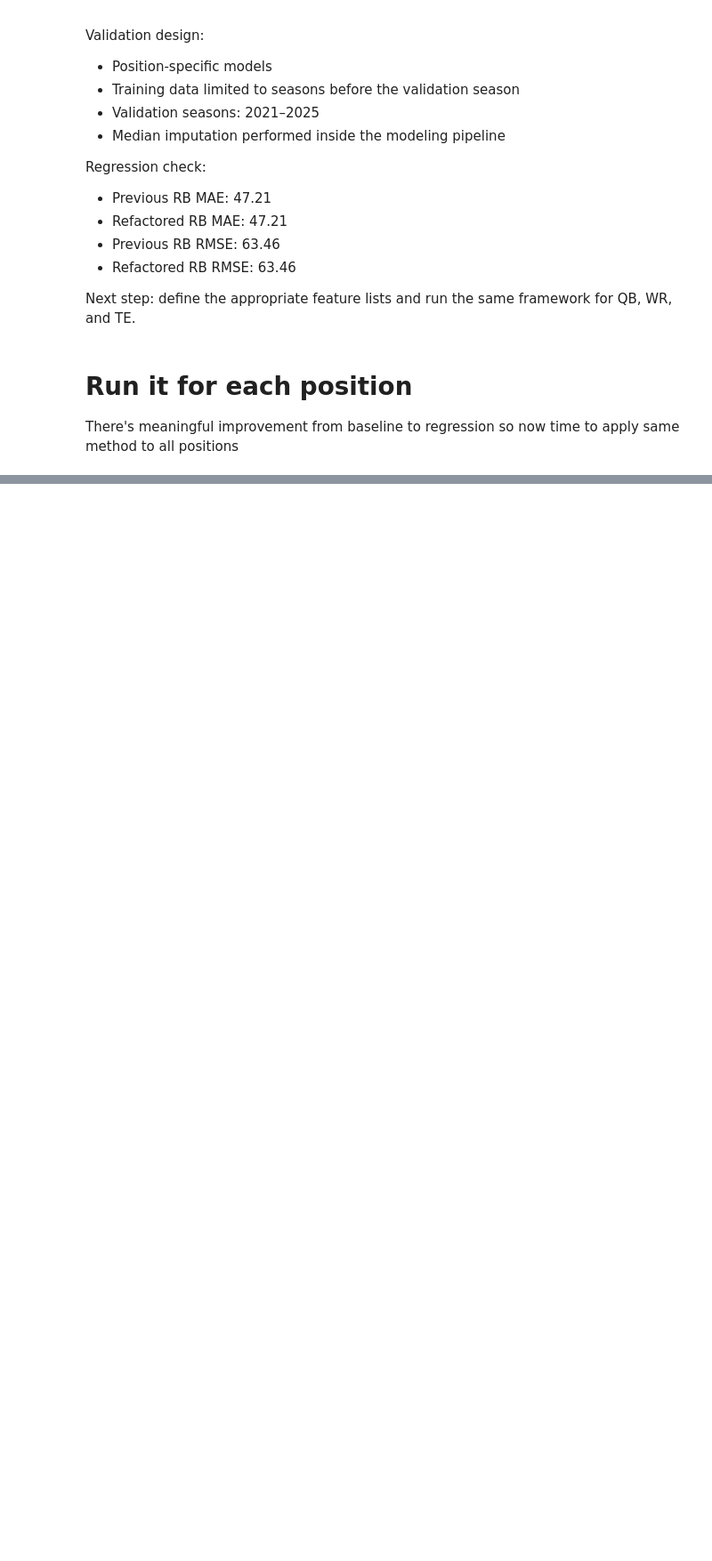
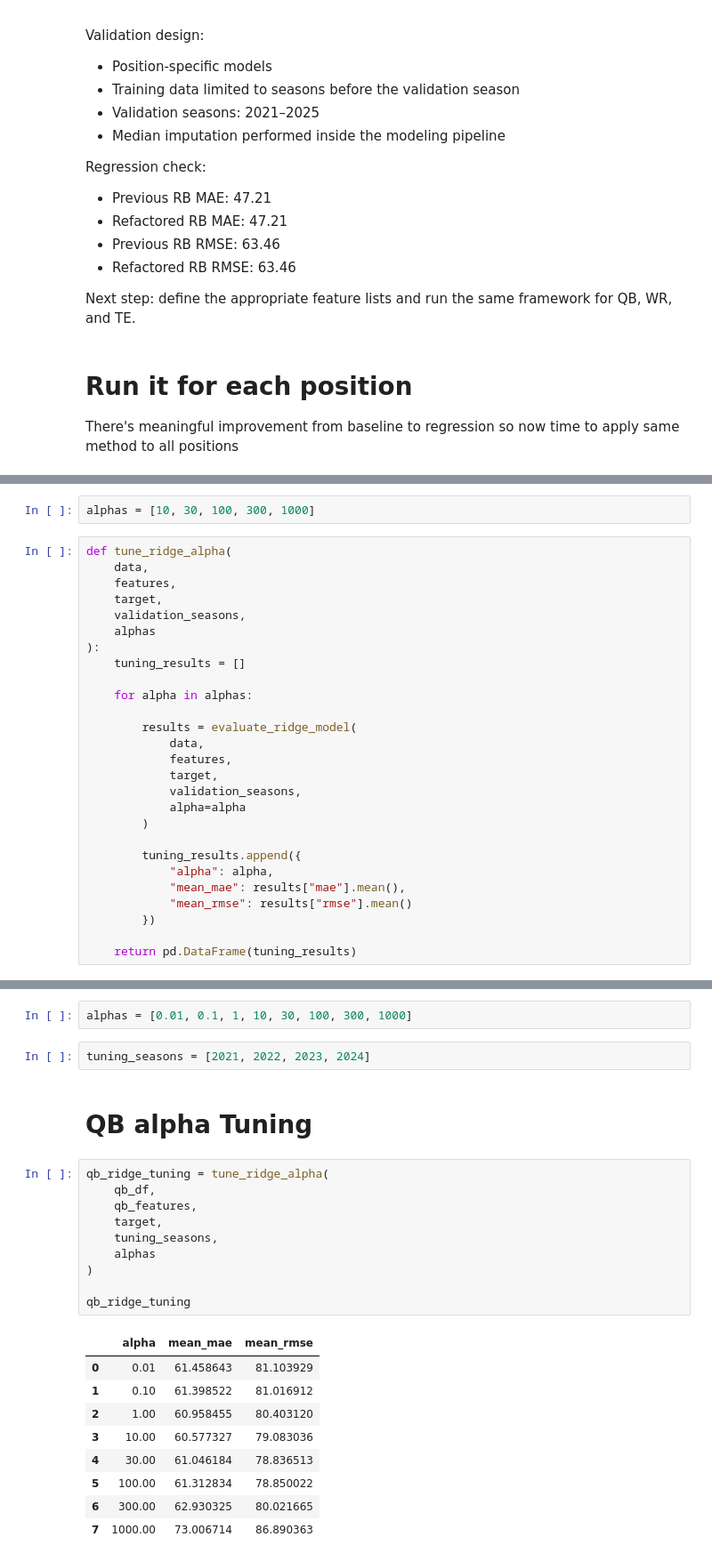
Before and after one commit to thjquinn/fantasy-football-projection-model, a Jupyter notebook: notebooks/05_modeling.ipynb, the cells around one changed output, grey strips where cells are left out. Shown at 89% size. Saved outputs shown, nothing was run; the diff lists cells and outputs as text; blank space fills up the shorter version.

```diff
--- a/notebooks/05_modeling.ipynb
+++ b/notebooks/05_modeling.ipynb
@@ -554,0 +843,29 @@ te_df = model_data[model_data["position"] == "TE"].copy()
+# %%
+alphas = [10, 30, 100, 300, 1000]
+# %%
+def tune_ridge_alpha(
+    data,
+    features,
+    target,
+    validation_seasons,
+    alphas
+):
+    tuning_results = []
+
+    for alpha in alphas:
+
+        results = evaluate_ridge_model(
+            data,
+            features,
+            target,
+            validation_seasons,
+            alpha=alpha
+        )
+
+        tuning_results.append({
+            "alpha": alpha,
+            "mean_mae": results["mae"].mean(),
+            "mean_rmse": results["rmse"].mean()
+        })
+
+    return pd.DataFrame(tuning_results)
@@ -554,0 +906,26 @@ te_df = model_data[model_data["position"] == "TE"].copy()
+# %%
+alphas = [0.01, 0.1, 1, 10, 30, 100, 300, 1000]
+# %%
+tuning_seasons = [2021, 2022, 2023, 2024]
+# %% [markdown]
+# QB alpha Tuning
+# %%
+qb_ridge_tuning = tune_ridge_alpha(
+    qb_df,
+    qb_features,
+    target,
+    tuning_seasons,
+    alphas
+)
+
+qb_ridge_tuning
+# %% [output]
+|  | alpha | mean_mae | mean_rmse |
+| 0 | 0.01 | 61.458643 | 81.103929 |
+| 1 | 0.10 | 61.398522 | 81.016912 |
+| 2 | 1.00 | 60.958455 | 80.403120 |
+| 3 | 10.00 | 60.577327 | 79.083036 |
+| 4 | 30.00 | 61.046184 | 78.836513 |
+| 5 | 100.00 | 61.312834 | 78.850022 |
+| 6 | 300.00 | 62.930325 | 80.021665 |
+| 7 | 1000.00 | 73.006714 | 86.890363 |
```
Also changed, not shown: parts of 46 cells of this notebook, 2 other files.
